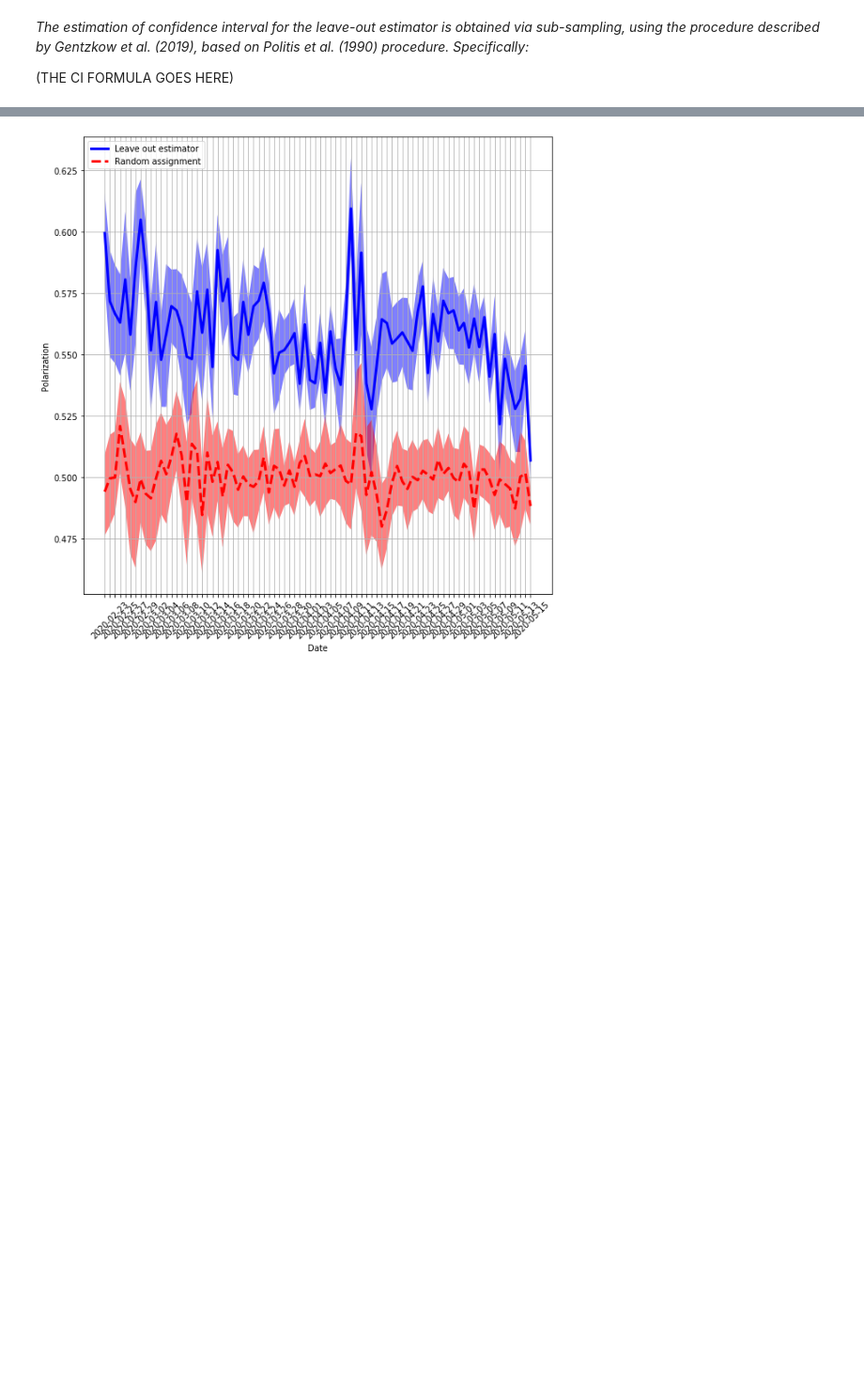
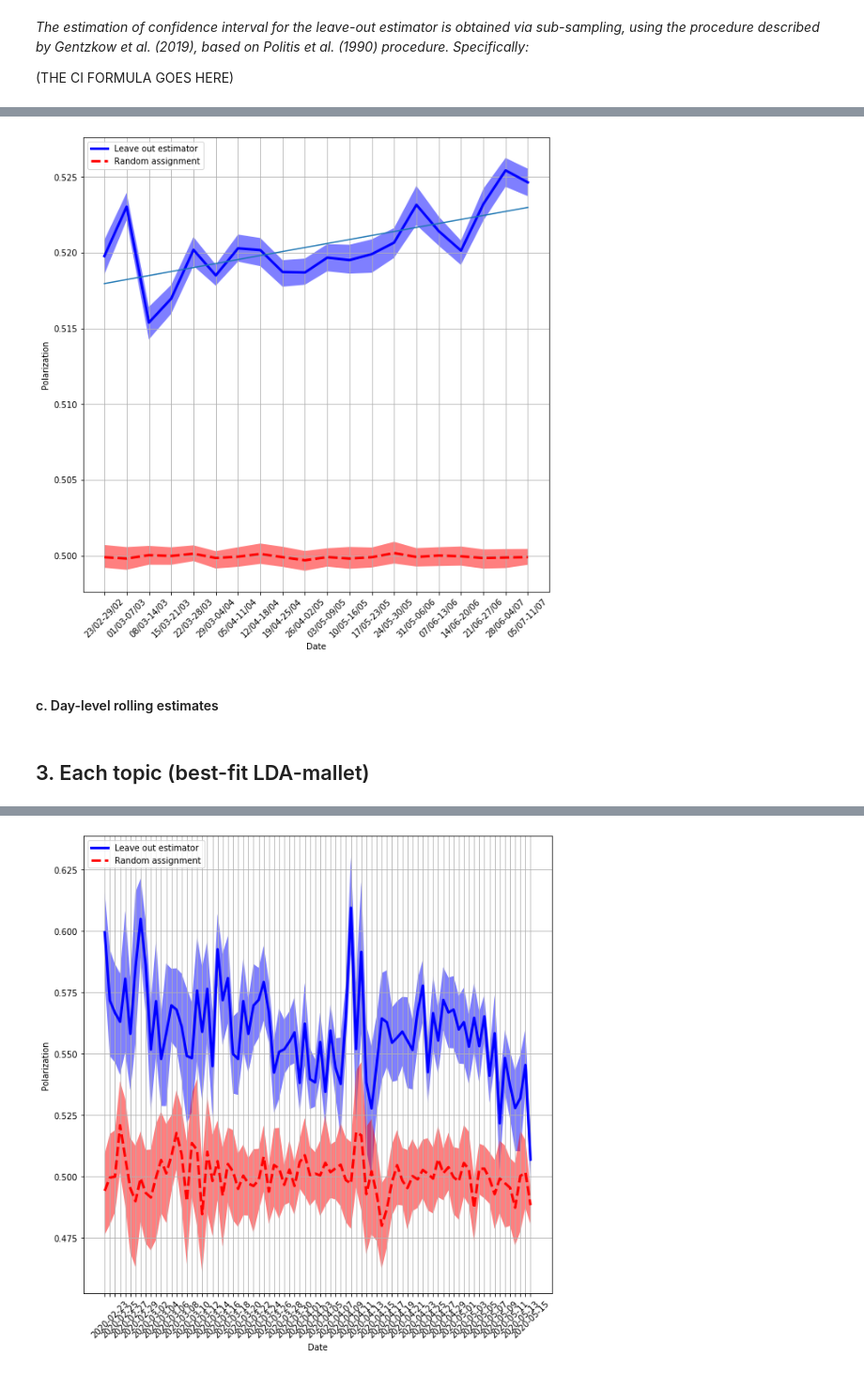
Before and after one commit to bodzioboo/twitter, a Jupyter notebook: notebooks/nlp/polarization.ipynb, the cells around one changed output, grey strips where cells are left out. Shown at 94% size. Drawn from its saved outputs; the diff is of its cells as text; code cells hidden in the pictures; blank space fills up the shorter version.

```diff
--- a/notebooks/nlp/polarization.ipynb
+++ b/notebooks/nlp/polarization.ipynb
@@ -120,0 +126,35 @@ else:
+# %%
+PATH_RESULTS = os.path.join(PATH, "results/polarization/polarization_weekly.p")
+if os.path.isfile(PATH_RESULTS):
+    results = pickle.load(open(PATH_RESULTS,"rb"))
+else:
+    results = defaultdict(lambda: dict().fromkeys(["true","random"])) #store for each day
+    for data in tqdm(read_files(PATH_DATA, day_from = START, day_to = END, batch_size = 7,
+                                dtype = dtypes, filter_fun = ff)):
+        #get period:
+        dates = pd.to_datetime(data.day)
+        date_min = dates.min().strftime('%d/%m')
+        date_max = dates.max().strftime('%d/%m')
+        week = date_min + '-' + date_max
+
+        #fit model
+        parties = data["source"] #get parties
+        users = data["user-id_str"] #get users
+        tweets = data["lemmatized"].astype(str) #get tweets
+        model = ModelPolarization(parties = ["gov", "opp"], limit = 40, ngram_range = (1,2))
+        results[week]["true"] = model.estimate(parties, users, tweets,
+                                                               level = "aggregate", conf_int = 100)
+
+        #fit randomized model:
+        random_parties = data["user-id_str"].astype(str).map(randomized)
+        model = ModelPolarization(parties = ["gov", "opp"], limit = 50, ngram_range = (1,2))
+        results[week]["random"] = model.estimate(random_parties, users, tweets,
+                                                               level = "aggregate", conf_int = 100)
+    results = dict(results) #convert defaultdict to dict
+    pickle.dump(results, open(PATH_RESULTS,"wb"))
+# %%
+evaluation.plot_aggregated(results, tick_freq = 1, trend_line = True)
+# %% [output]
+[figure, added]
+# %% [markdown]
+#### c. Day-level rolling estimates
@@ -120,0 +188,2 @@ else:
+# %% [markdown]
+## 3. Each topic (best-fit LDA-mallet)
```
Also changed, not shown: parts of 32 cells of this notebook, 19 other files.
